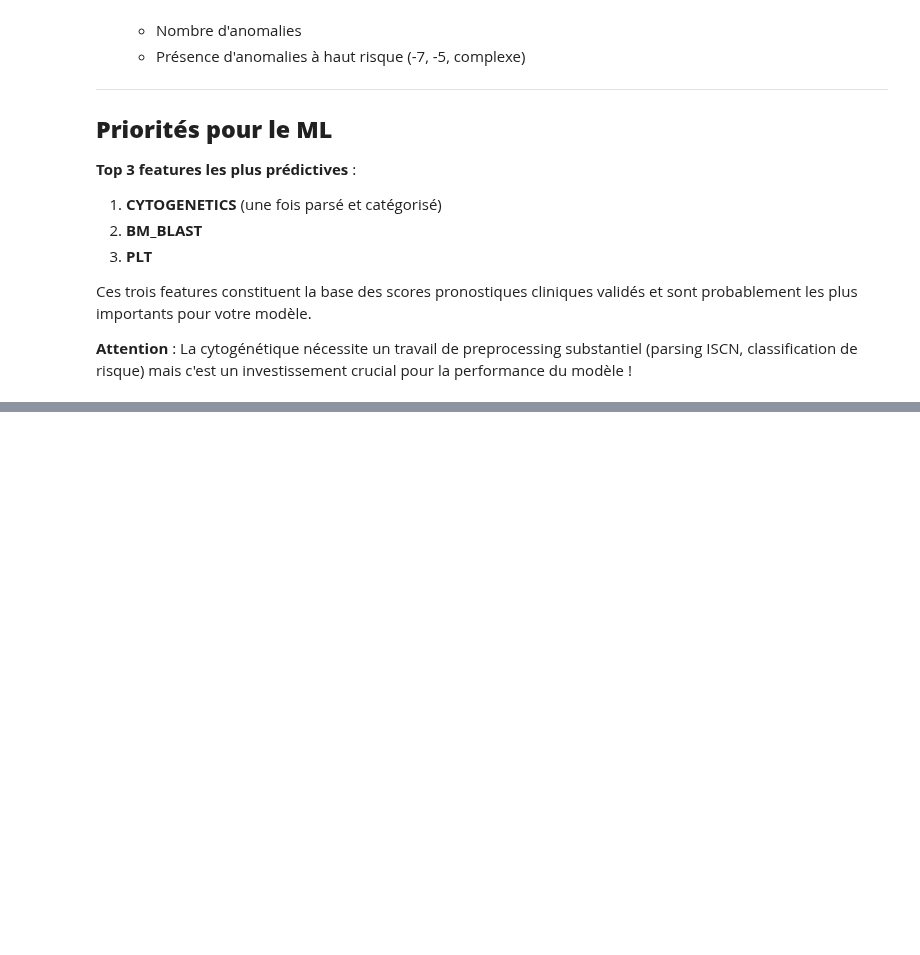
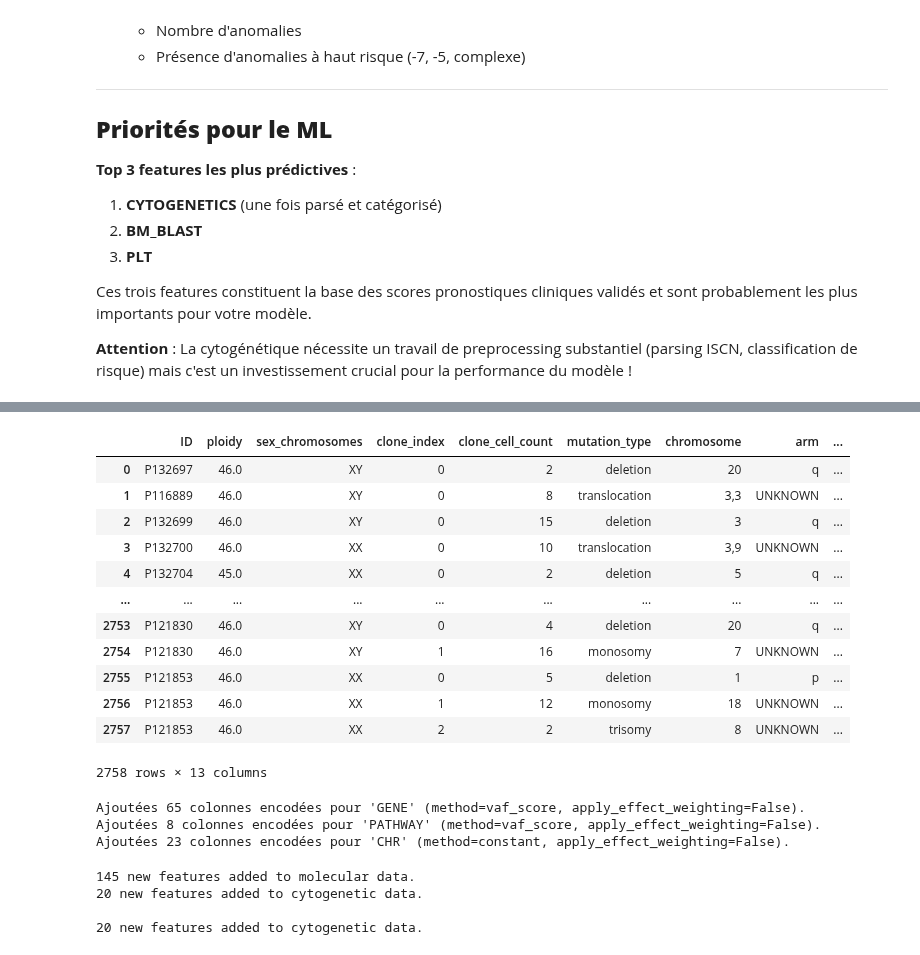
Before and after one commit to NzoCs/ens_data_challenge, a Jupyter notebook: notebooks/benchmark_feat_eng.ipynb, the cells around one changed output, grey strips where cells are left out. Drawn from its saved outputs; the diff is of its cells as text; code cells hidden in the pictures; blank space fills up the shorter version.

```diff
--- a/notebooks/benchmark_feat_eng.ipynb
+++ b/notebooks/benchmark_feat_eng.ipynb
@@ -425,0 +336,16 @@ dtype: object
+# %%
+cyto_struct_clean
+# %% [output]
+|  | ID | ploidy | sex_chromosomes | clone_index | clone_cell_count | mutation_type | chromosome | arm | ... |
+| 0 | P132697 | 46.0 | XY | 0 | 2 | deletion | 20 | q | ... |
+| 1 | P116889 | 46.0 | XY | 0 | 8 | translocation | 3,3 | UNKNOWN | ... |
+| 2 | P132699 | 46.0 | XY | 0 | 15 | deletion | 3 | q | ... |
+| 3 | P132700 | 46.0 | XX | 0 | 10 | translocation | 3,9 | UNKNOWN | ... |
+| 4 | P132704 | 45.0 | XX | 0 | 2 | deletion | 5 | q | ... |
+| ... | ... | ... | ... | ... | ... | ... | ... | ... | ... |
+| 2753 | P121830 | 46.0 | XY | 0 | 4 | deletion | 20 | q | ... |
+| 2754 | P121830 | 46.0 | XY | 1 | 16 | monosomy | 7 | UNKNOWN | ... |
+| 2755 | P121853 | 46.0 | XX | 0 | 5 | deletion | 1 | p | ... |
+| 2756 | P121853 | 46.0 | XX | 1 | 12 | monosomy | 18 | UNKNOWN | ... |
+| 2757 | P121853 | 46.0 | XX | 2 | 2 | trisomy | 8 | UNKNOWN | ... |
+2758 rows × 13 columns
@@ -425,0 +376,57 @@ dtype: object
+# %%
+
+gene_features = fe.add_mol_encoding(
+    col='GENE',
+    method='vaf_score',
+    apply_effect_weighting=False
+)
+
+pathway_features = fe.add_mol_encoding(
+    col='PATHWAY',
+    method='vaf_score',
+    apply_effect_weighting=False
+)
+
+chr_features = fe.add_mol_encoding(
+    col='CHR',
+    method='constant',
+    apply_effect_weighting=False
+)
+
+# fe.add_mol_encoding(
+#     col='EFFECT',
+#     method='constant',
+#     apply_effect_weighting=False
+# )
+# %% [output]
+Ajoutées 65 colonnes encodées pour 'GENE' (method=vaf_score, apply_effect_weighting=False).
+Ajoutées 8 colonnes encodées pour 'PATHWAY' (method=vaf_score, apply_effect_weighting=False).
+Ajoutées 23 colonnes encodées pour 'CHR' (method=constant, apply_effect_weighting=False).
+# %%
+
+mol_cat_features = fe.one_hot_encode(
+    categorical_cols=[
+        MolecularColumns.EFFECT.value,
+        MolecularColumns.GENE.value,
+        MolecularColumns.REF.value,
+        MolecularColumns.ALT.value,
+        MolecularColumns.CHR.value
+    ],
+    data_type='molecular'
+)
+
+cyto_cat_features = fe.one_hot_encode(
+    categorical_cols=[
+        CytoStructColumns.MUTATION_TYPE.value,
+        CytoStructColumns.ARM.value,
+        CytoStructColumns.SEX_CHROMOSOMES.value,
+        CytoStructColumns.END_ARM.value,
+        CytoStructColumns.START_ARM.value,
+    ],
+    data_type='cytogenetic'
+)
+# %% [output]
+145 new features added to molecular data.
+20 new features added to cytogenetic data.
+
+20 new features added to cytogenetic data.
```
Also changed, not shown: parts of 59 cells of this notebook, 35 other files.
